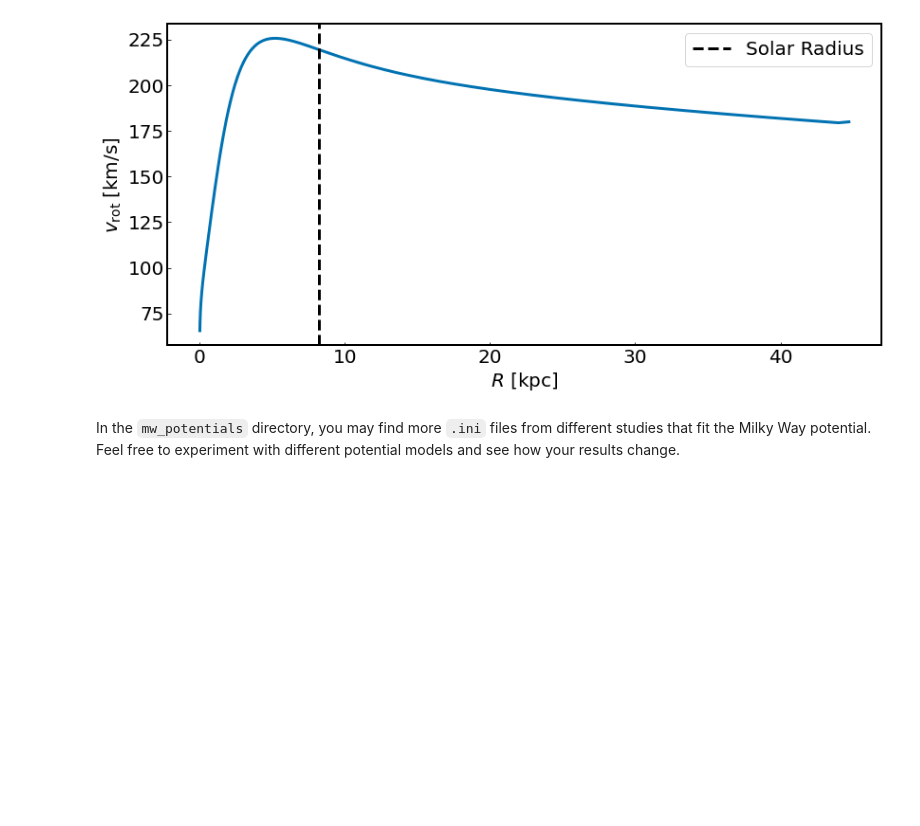
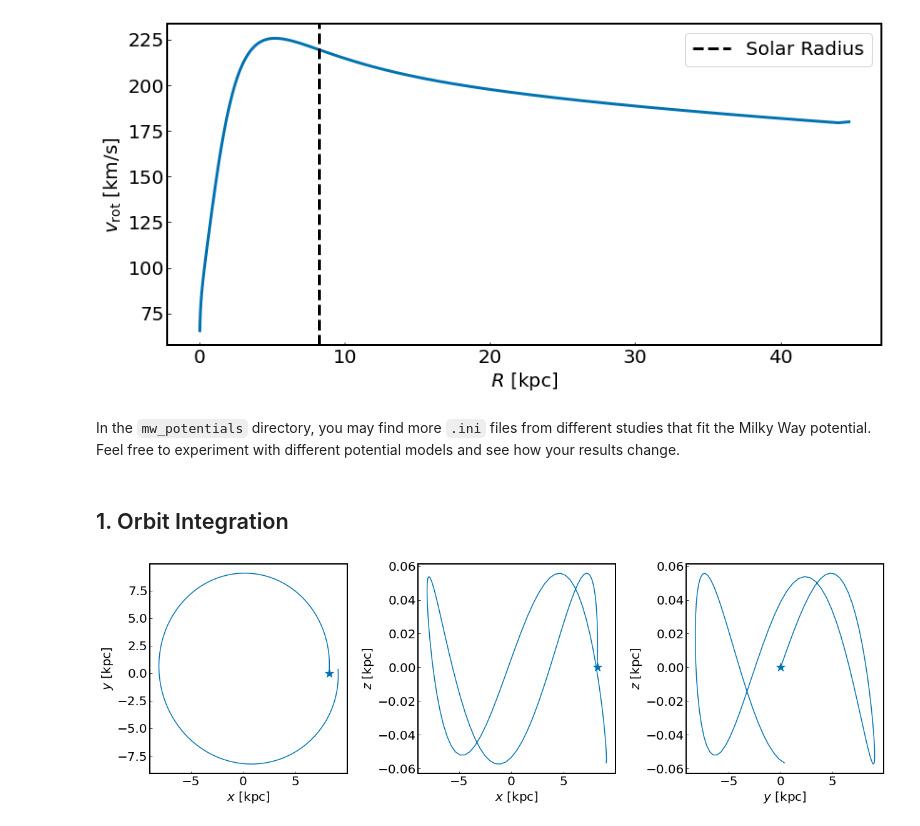
Before and after one commit to trivnguyen/gaia-dr3-agama-tutorial, a Jupyter notebook: action_angle_tutorial.ipynb, the cells around one changed output. Saved outputs shown, nothing was run; the diff lists cells and outputs as text; code cells hidden in the pictures; blank space fills up the shorter version.

Commit message:
add orbit int

```diff
--- a/action_angle_tutorial.ipynb
+++ b/action_angle_tutorial.ipynb
@@ -208,3 +215,33 @@ fig.tight_layout()
 # %% [markdown]
 In the `mw_potentials` directory, you may find more `.ini` files from different studies that fit the Milky Way potential.
 Feel free to experiment with different potential models and see how your results change.
+# %% [markdown]
+## 1. Orbit Integration
+# %%
+# Initial position and velocities of the Sun
+posvel = np.array([[8.2, 0, 0, 20.3801, 224.7092, 3.8954]])
+# %%
+# Integrate and plot the orbit for 250 Million years
+times, orbit = agama.orbit(
+    ic=posvel, potential=potential, time=0.25, trajsize=100)[0]
+
+fig, axes = plt.subplots(1, 3, figsize=(18, 6))
+
+axes[0].plot(orbit[:, 0], orbit[:, 1])
+axes[1].plot(orbit[:, 0], orbit[:, 2])
+axes[2].plot(orbit[:, 1], orbit[:, 2])
+
+axes[0].scatter(posvel[0, 0], posvel[0, 1], marker="*", s=200)
+axes[1].scatter(posvel[0, 0], posvel[0, 2], marker="*", s=200)
+axes[2].scatter(posvel[0, 1], posvel[0, 2], marker="*", s=200)
+
+axes[0].set_xlabel(r'$x$ [kpc]')
+axes[1].set_xlabel(r'$x$ [kpc]')
+axes[2].set_xlabel(r'$y$ [kpc]')
+axes[0].set_ylabel(r'$y$ [kpc]')
+axes[1].set_ylabel(r'$z$ [kpc]')
+axes[2].set_ylabel(r'$z$ [kpc]')
+
+fig.tight_layout()
+# %% [output]
+[figure, added]
```
Also changed, not shown: parts of 15 cells of this notebook.
